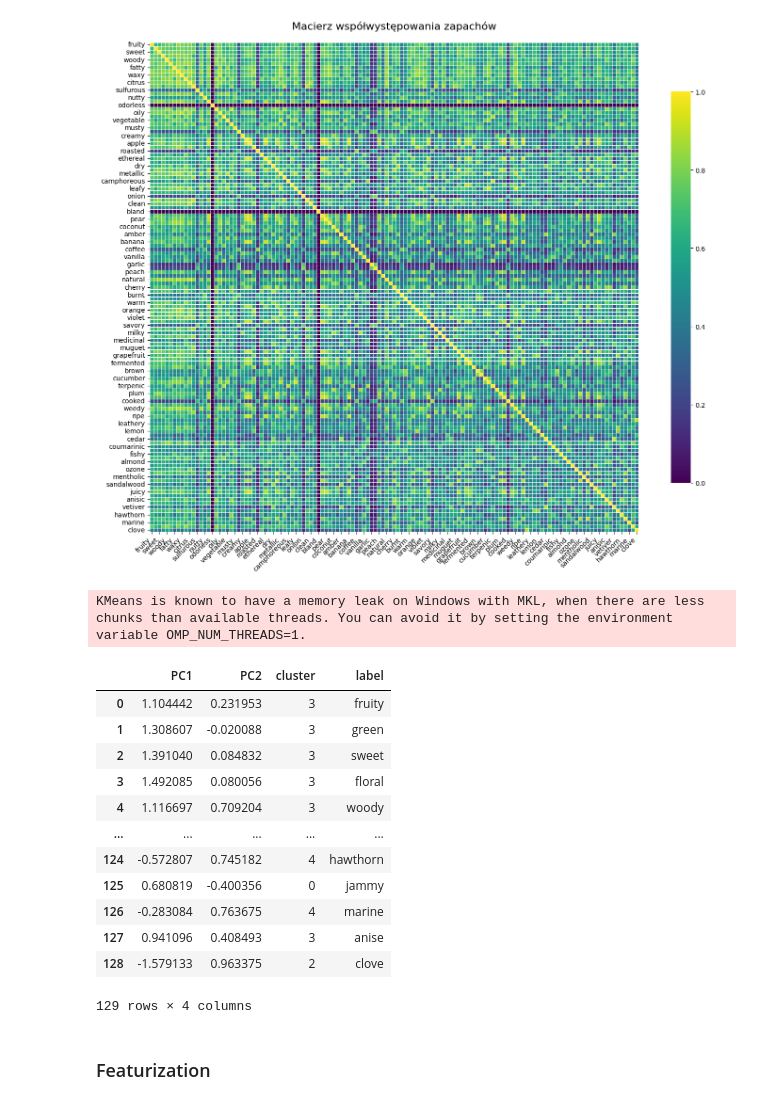
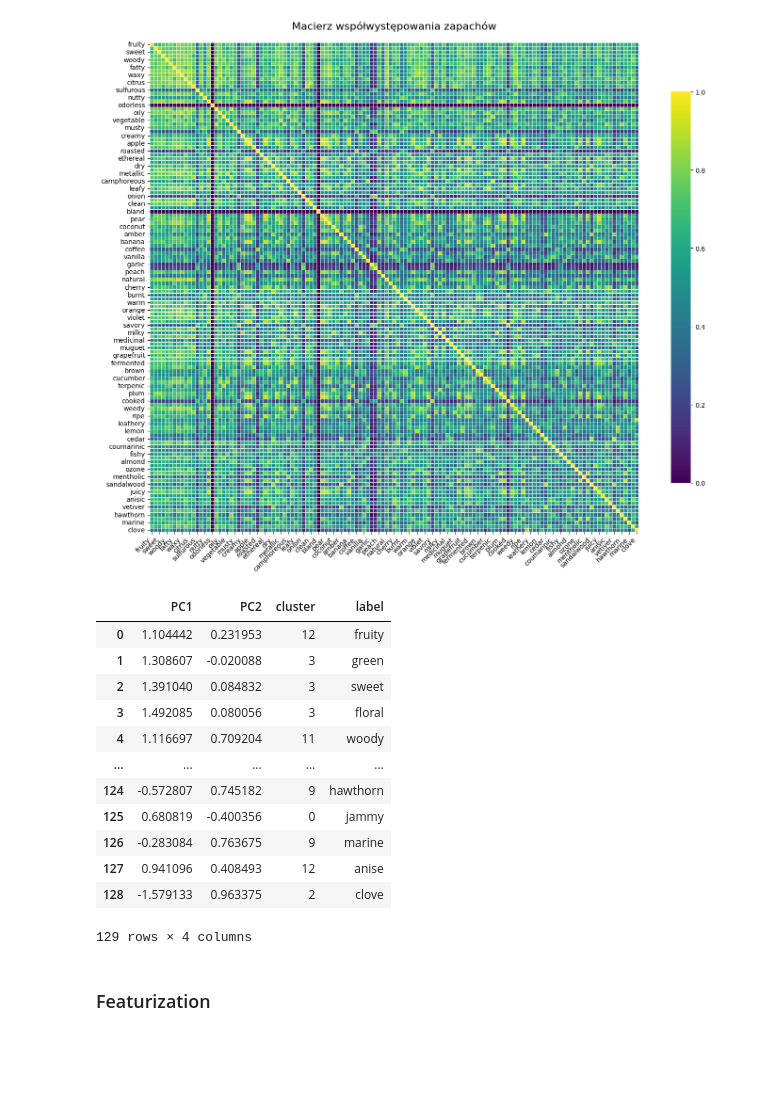
Before and after one commit to cluiverto/osmo, a Jupyter notebook: notebooks/goodscents.ipynb, the cells around one changed output. Cells and saved outputs as stored; diff of their text form; code cells hidden in the pictures; blank space fills up the shorter version.

```diff
--- a/notebooks/goodscents.ipynb
+++ b/notebooks/goodscents.ipynb
@@ -91,23 +91,22 @@ similarity = pco_similarity_matrix(matrix)
 # %%
 from predicting_odor_from_molecular_structure import plotly_pca_kmeans
 #plotly_pca_kmeans(similarity, n_components=2, n_clusters=6)
-coords, clusters, df_plot = plotly_pca_kmeans(similarity, n_components=2, n_clusters=9)
+coords, clusters, df_plot = plotly_pca_kmeans(similarity, n_components=2, n_clusters=15)
 df_plot
 # %% [output]
+|  | PC1 | PC2 | cluster | label |
+| 0 | 1.104442 | 0.231953 | 12 | fruity |
+| 1 | 1.308607 | -0.020088 | 3 | green |
+| 2 | 1.391040 | 0.084832 | 3 | sweet |
+| 3 | 1.492085 | 0.080056 | 3 | floral |
+| 4 | 1.116697 | 0.709204 | 11 | woody |
+| ... | ... | ... | ... | ... |
+| 124 | -0.572807 | 0.745182 | 9 | hawthorn |
+| 125 | 0.680819 | -0.400356 | 0 | jammy |
+| 126 | -0.283084 | 0.763675 | 9 | marine |
+| 127 | 0.941096 | 0.408493 | 12 | anise |
+| 128 | -1.579133 | 0.963375 | 2 | clove |
-KMeans is known to have a memory leak on Windows with MKL, when there are less chunks than available threads. You can avoid it by setting the environment variable OMP_NUM_THREADS=1.
+129 rows × 4 columns
-|  | PC1 | PC2 | cluster | label |
-| 0 | 1.104442 | 0.231953 | 3 | fruity |
-| 1 | 1.308607 | -0.020088 | 3 | green |
-| 2 | 1.391040 | 0.084832 | 3 | sweet |
-| 3 | 1.492085 | 0.080056 | 3 | floral |
-| 4 | 1.116697 | 0.709204 | 3 | woody |
-| ... | ... | ... | ... | ... |
-| 124 | -0.572807 | 0.745182 | 4 | hawthorn |
-| 125 | 0.680819 | -0.400356 | 0 | jammy |
-| 126 | -0.283084 | 0.763675 | 4 | marine |
-| 127 | 0.941096 | 0.408493 | 3 | anise |
-| 128 | -1.579133 | 0.963375 | 2 | clove |
-129 rows × 4 columns
 # %% [markdown]
 ### Featurization
 # %%
```
Also changed, not shown: parts of 18 cells of this notebook, 3 other files.
